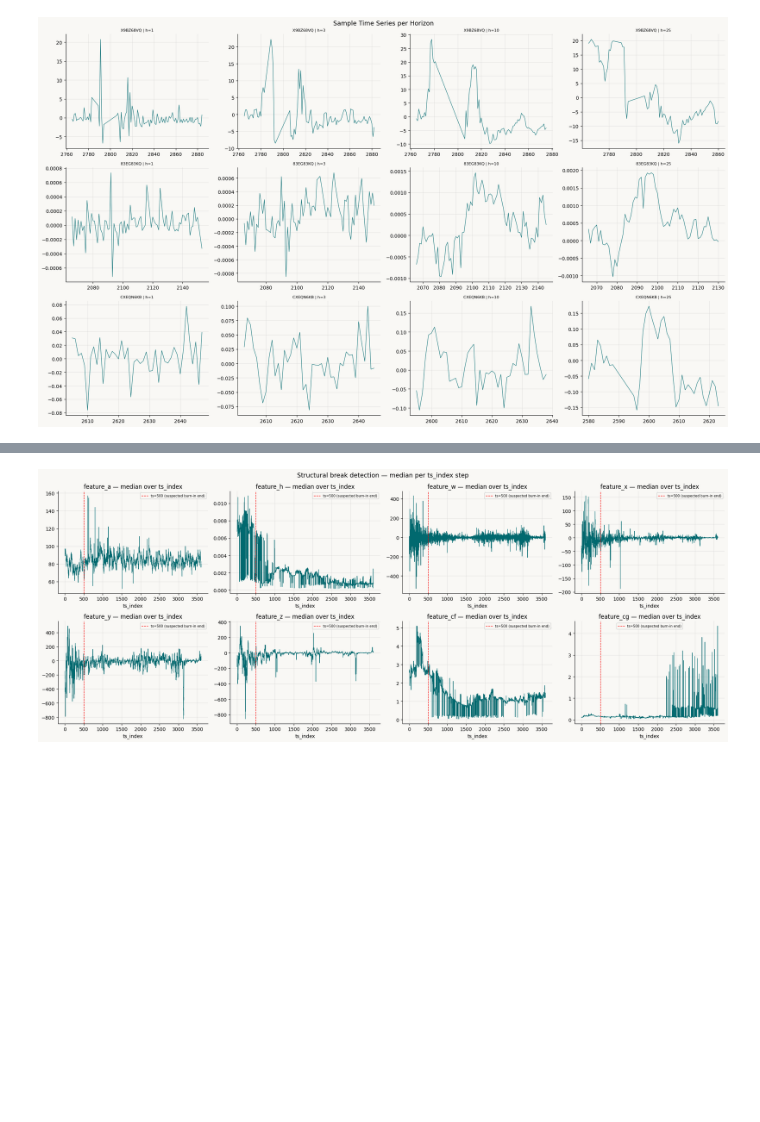
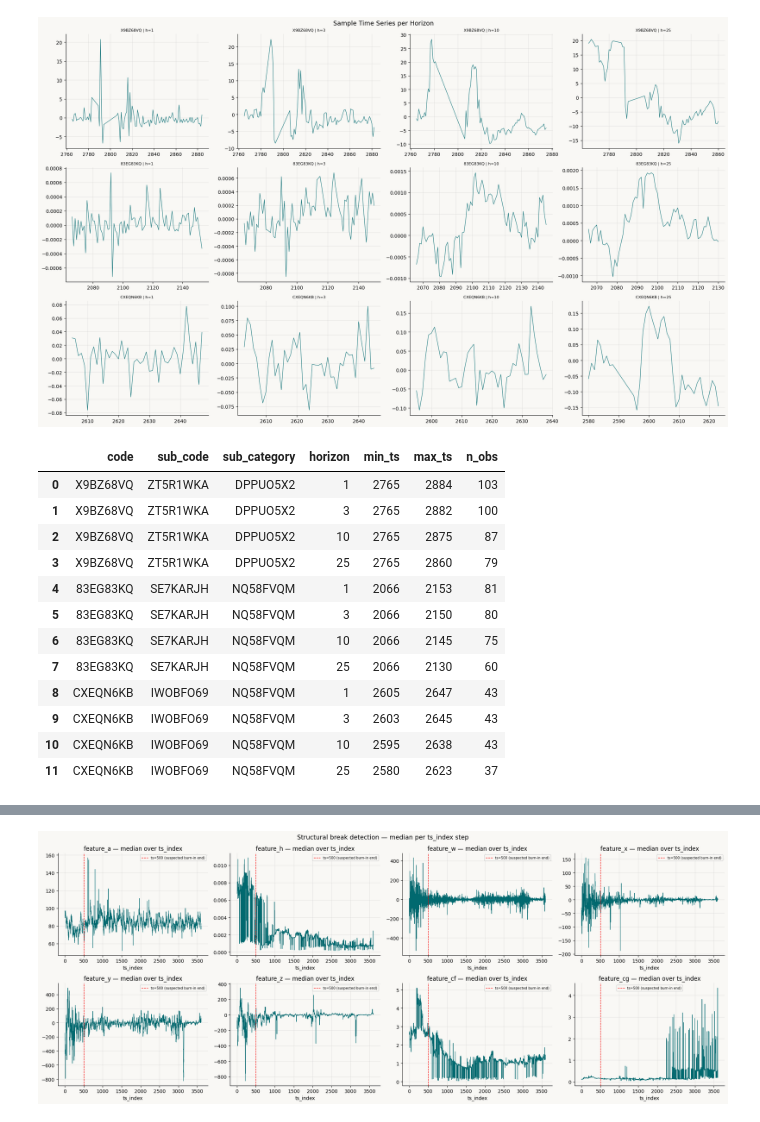
Before and after one commit to MartaTeo/Practical_DL, a Jupyter notebook: merged.ipynb, the cells around one changed output, grey strips where cells are left out. Saved outputs shown, nothing was run; the diff lists cells and outputs as text; code cells hidden in the pictures; blank space fills up the shorter version.

```diff
--- a/merged.ipynb
+++ b/merged.ipynb
@@ -229,3 +229,42 @@ plt.tight_layout()
 plt.show()
 # %% [output]
 [figure]
+# %%
+rows = []
+
+for _, sid in sample_ids.iterrows():
+    mask = (
+        (df["code"] == sid["code"]) &
+        (df["sub_code"] == sid["sub_code"]) &
+        (df["sub_category"] == sid["sub_category"])
+    )
+
+    for h in horizons:
+        sub = df[mask & (df[HORIZON_COL] == h)].sort_values(TS_COL)
+
+        rows.append({
+            "code": sid["code"],
+            "sub_code": sid["sub_code"],
+            "sub_category": sid["sub_category"],
+            "horizon": h,
+            "min_ts": sub[TS_COL].min() if len(sub) > 0 else np.nan,
+            "max_ts": sub[TS_COL].max() if len(sub) > 0 else np.nan,
+            "n_obs": len(sub)
+        })
+
+sample_ts_ranges = pd.DataFrame(rows)
+display(sample_ts_ranges)
+# %% [output]
+|  | code | sub_code | sub_category | horizon | min_ts | max_ts | n_obs |
+| 0 | X9BZ68VQ | ZT5R1WKA | DPPUO5X2 | 1 | 2765 | 2884 | 103 |
+| 1 | X9BZ68VQ | ZT5R1WKA | DPPUO5X2 | 3 | 2765 | 2882 | 100 |
+| 2 | X9BZ68VQ | ZT5R1WKA | DPPUO5X2 | 10 | 2765 | 2875 | 87 |
+| 3 | X9BZ68VQ | ZT5R1WKA | DPPUO5X2 | 25 | 2765 | 2860 | 79 |
+| 4 | 83EG83KQ | SE7KARJH | NQ58FVQM | 1 | 2066 | 2153 | 81 |
+| 5 | 83EG83KQ | SE7KARJH | NQ58FVQM | 3 | 2066 | 2150 | 80 |
+| 6 | 83EG83KQ | SE7KARJH | NQ58FVQM | 10 | 2066 | 2145 | 75 |
+| 7 | 83EG83KQ | SE7KARJH | NQ58FVQM | 25 | 2066 | 2130 | 60 |
+| 8 | CXEQN6KB | IWOBFO69 | NQ58FVQM | 1 | 2605 | 2647 | 43 |
+| 9 | CXEQN6KB | IWOBFO69 | NQ58FVQM | 3 | 2603 | 2645 | 43 |
+| 10 | CXEQN6KB | IWOBFO69 | NQ58FVQM | 10 | 2595 | 2638 | 43 |
+| 11 | CXEQN6KB | IWOBFO69 | NQ58FVQM | 25 | 2580 | 2623 | 37 |
```
Also changed, not shown: parts of 12 cells of this notebook.
